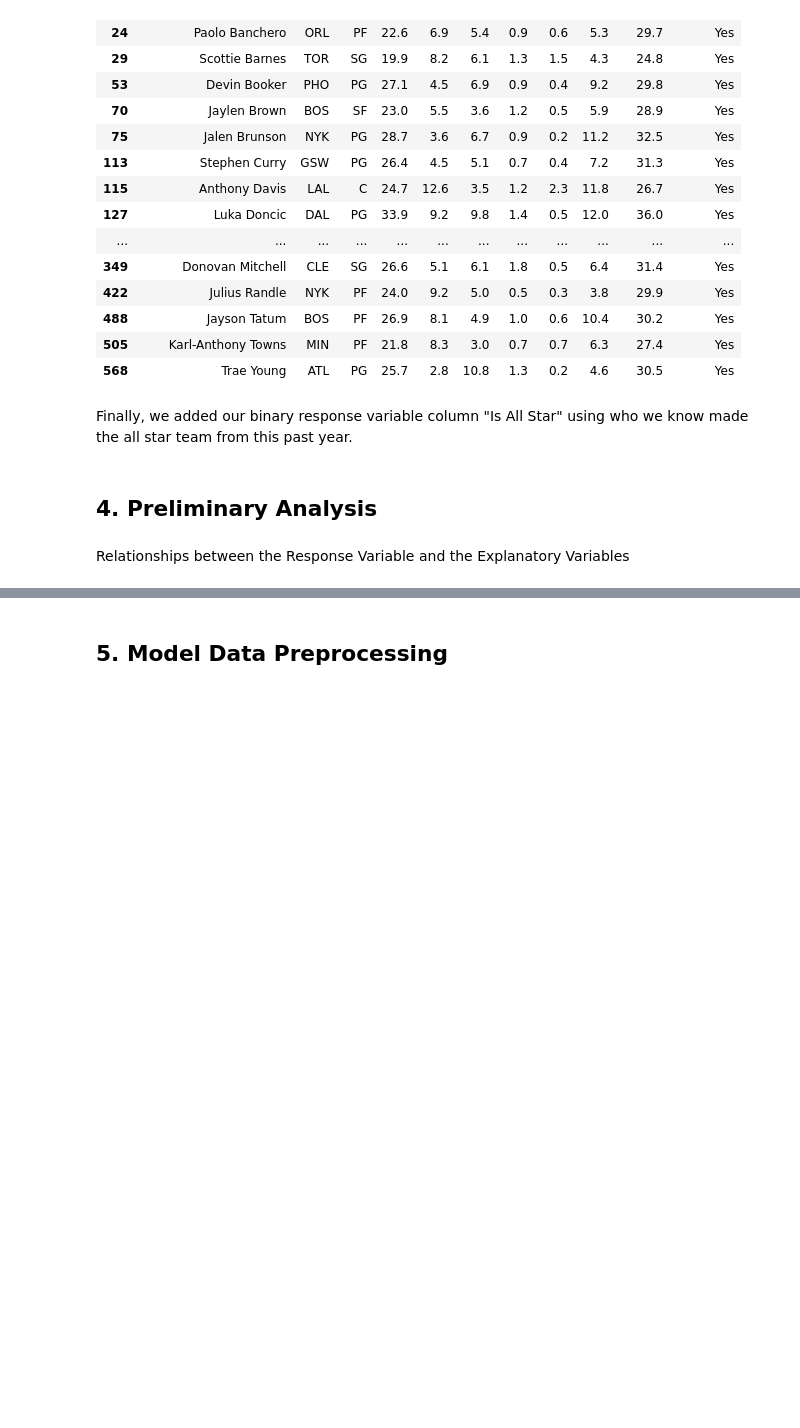
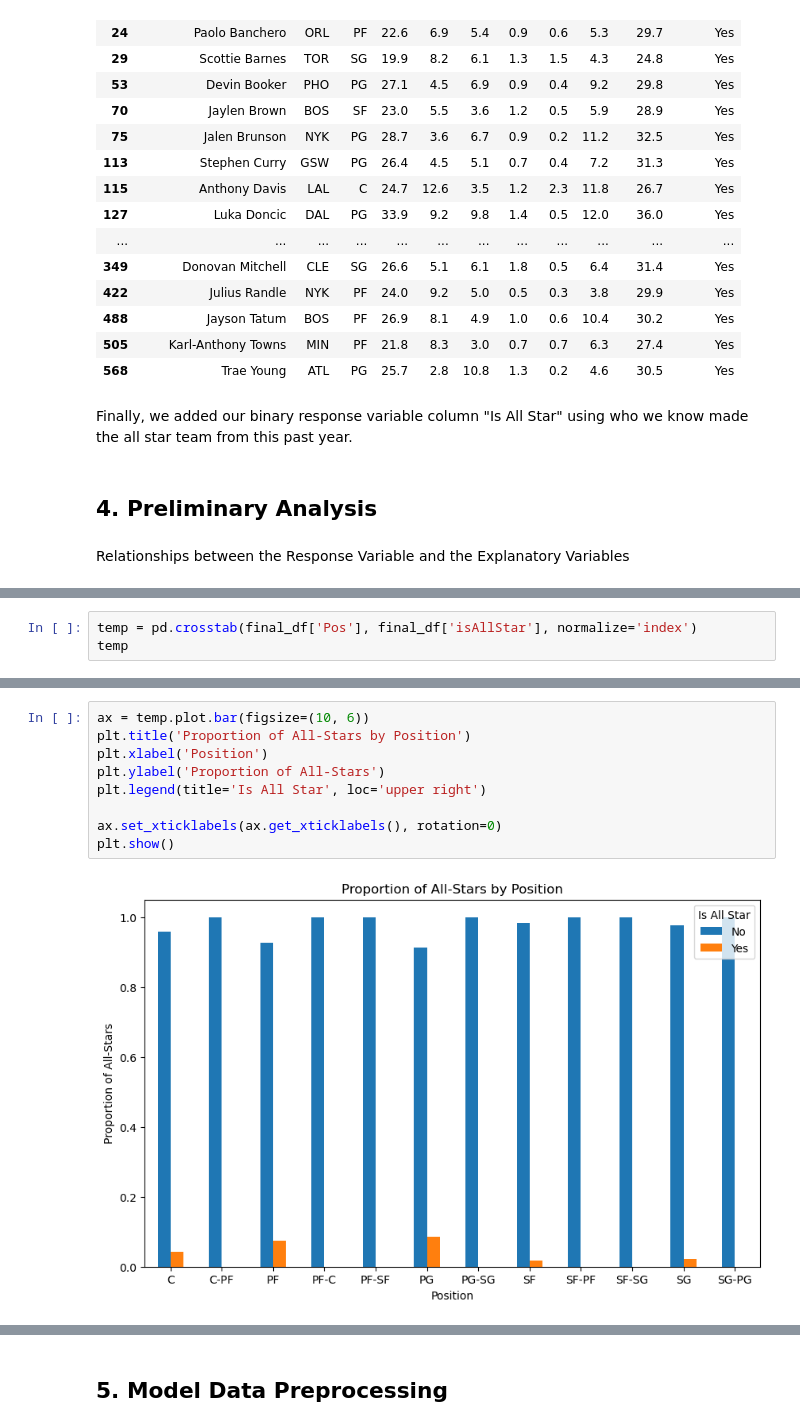
Before and after one commit to shray3420/stat207-final-project, a Jupyter notebook: Final_Project_ShrayAlbertJustin.ipynb, the cells around one changed output, grey strips where cells are left out. Saved outputs shown, nothing was run; the diff lists cells and outputs as text; blank space fills up the shorter version.

```diff
--- a/Final_Project_ShrayAlbertJustin.ipynb
+++ b/Final_Project_ShrayAlbertJustin.ipynb
@@ -256,0 +256,3 @@ for var in exp_variables:
+# %%
+temp = pd.crosstab(final_df['Pos'], final_df['isAllStar'], normalize='index')
+temp
@@ -256,0 +274,11 @@ for var in exp_variables:
+# %%
+ax = temp.plot.bar(figsize=(10, 6))
+plt.title('Proportion of All-Stars by Position')
+plt.xlabel('Position')
+plt.ylabel('Proportion of All-Stars')
+plt.legend(title='Is All Star', loc='upper right')
+
+ax.set_xticklabels(ax.get_xticklabels(), rotation=0)
+plt.show()
+# %% [output]
+[figure, added]
```
Also changed, not shown: parts of 18 cells of this notebook.
